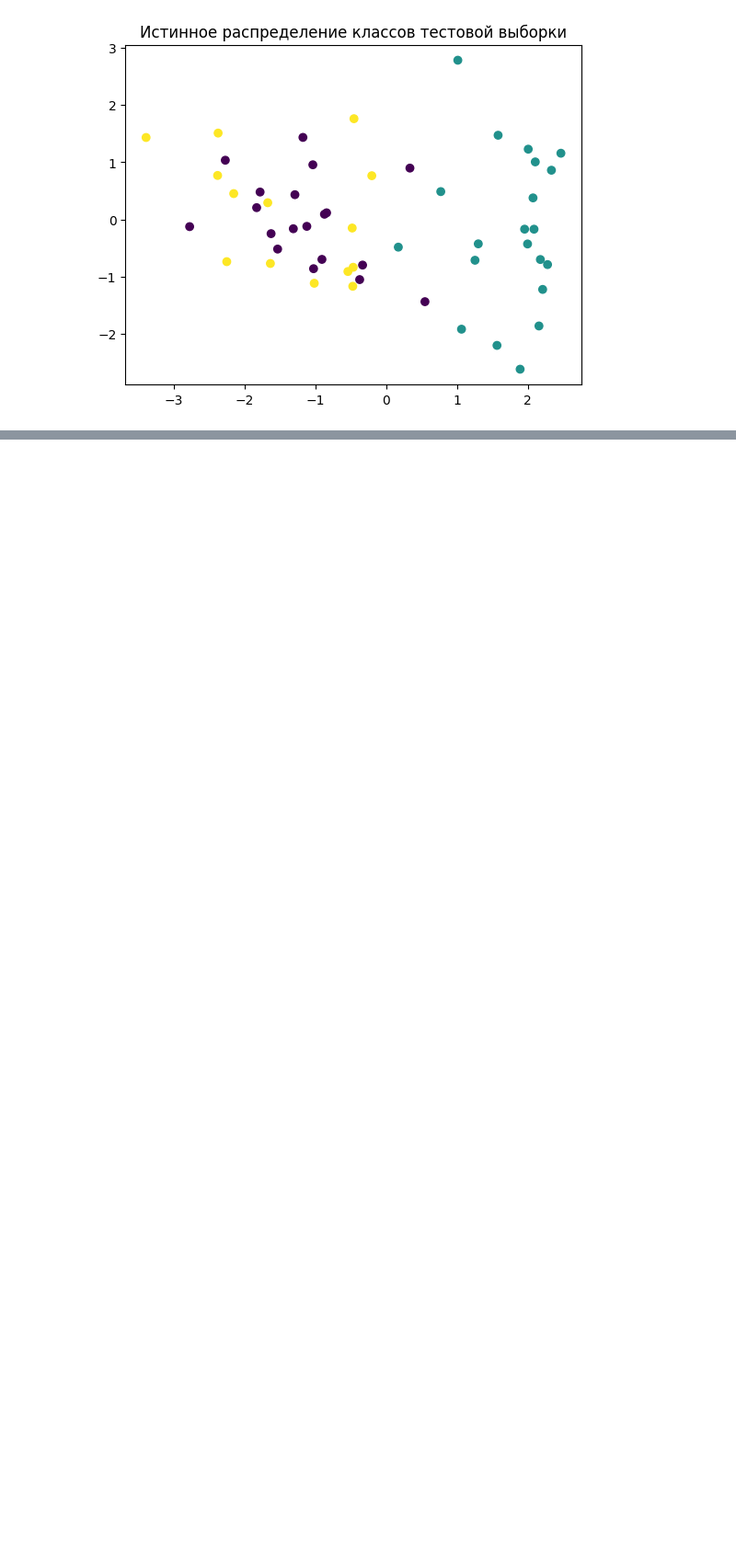
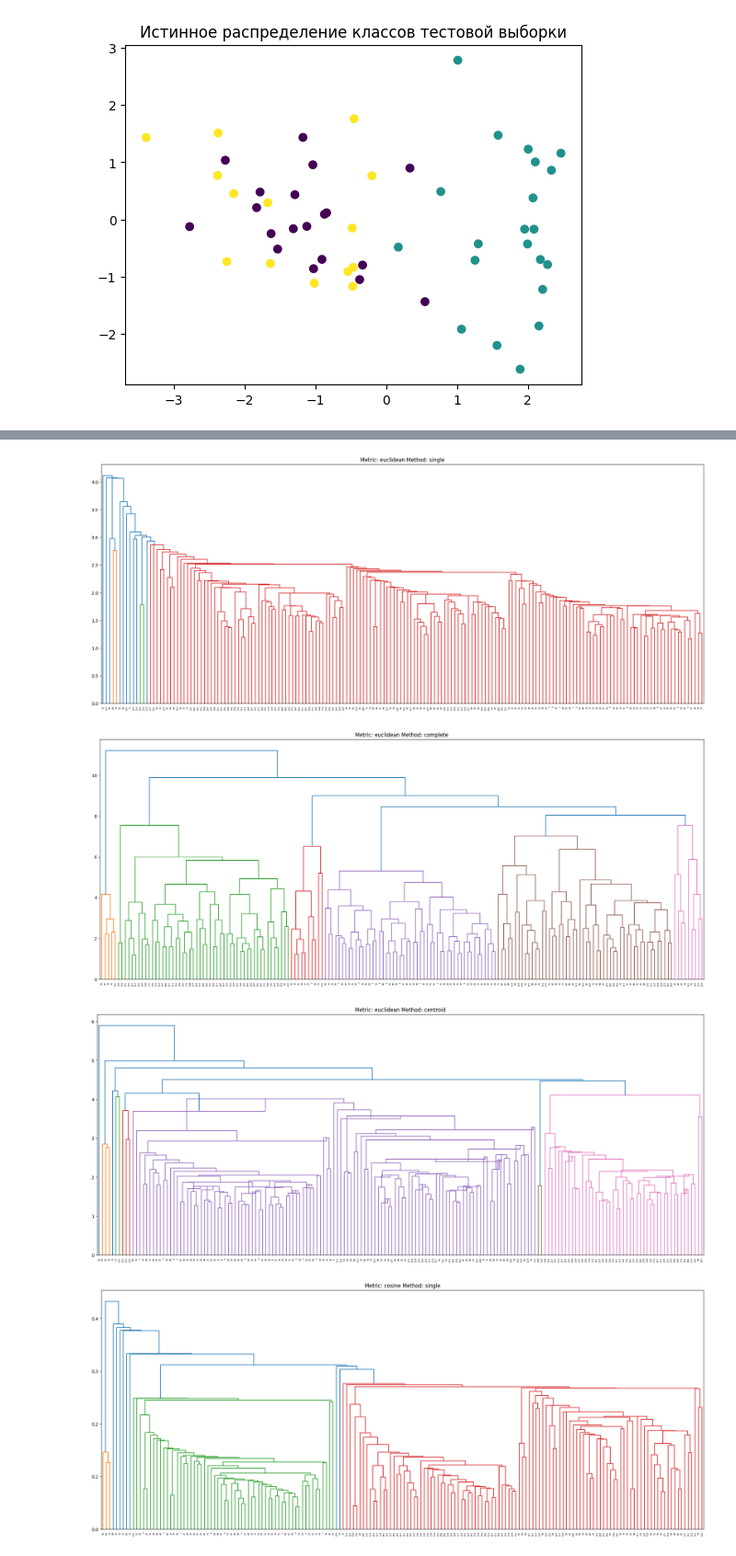
Before and after one commit to ZOaZOaZoa/IAD_lab04, a Jupyter notebook: lab04.ipynb, the cells around one changed output, grey strips where cells are left out. Shown at 92% size. Saved outputs shown, nothing was run; the diff lists cells and outputs as text; code cells hidden in the pictures; blank space fills up the shorter version.

```diff
--- a/lab04.ipynb
+++ b/lab04.ipynb
@@ -359,0 +362,29 @@ weighted avg       0.97      0.96      0.96        54
+# %%
+from sklearn.preprocessing import StandardScaler
+
+from scipy.cluster.hierarchy import dendrogram, linkage
+
+def plot_dendrogramm(w_pd, method, metric='euclidean'):
+    cluster_ar = linkage(w_pd, method=method, metric=metric)
+    link_df = pd.DataFrame(cluster_ar, index=[f'step {i+1}' for i in range(cluster_ar.shape[0])], columns=['cluster1', 'cluster2', 'dist', 'number elements'] )
+    fig = plt.figure(figsize=(25,10))
+    row_dendr = dendrogram(link_df)
+    plt.title(f'Metric: {metric} Method: {method}')
+    plt.show()
+
+metrics = ['euclidean', 'cosine']
+methods = ['single', 'complete', 'centroid']
+
+scaler = StandardScaler()
+w_pd_scaled = scaler.fit_transform(w_pd)
+for metric in metrics:
+    for method in methods:
+        if method == 'centroid' and metric == 'cosine':
+            continue
+
+        plot_dendrogramm(w_pd_scaled, method, metric)
+# %% [output]
+[figure, added]
+[figure, added]
+[figure, added]
+[figure, added]
```
Also changed, not shown: parts of 7 cells of this notebook, 5 other files.
